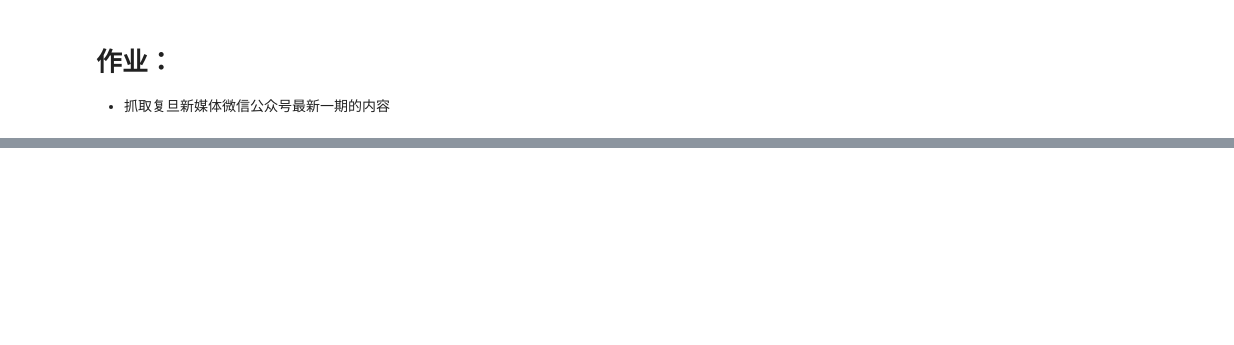
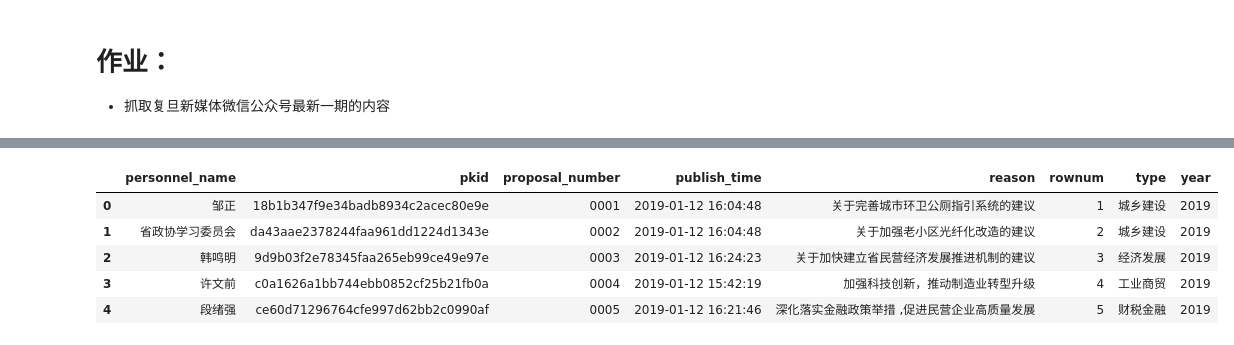
Before and after one commit to SocratesClub/bigdata, a Jupyter notebook: code/04.PythonCrawler_beautifulsoup.ipynb, the cells around one changed output, grey strips where cells are left out. Saved outputs shown, nothing was run; the diff lists cells and outputs as text; code cells hidden in the pictures; blank space fills up the shorter version.

```diff
--- a/code/04.PythonCrawler_beautifulsoup.ipynb
+++ b/code/04.PythonCrawler_beautifulsoup.ipynb
@@ -644,0 +726,4 @@ jsonm['attrs']['cast']
+# %%
+import requests
+url = 'https://api.douban.com/v2/user/1000001/'
+jsonm = requests.get(url,  cookies = cookies)#.json()
@@ -844,0 +969,9 @@ HTML('<iframe src=http://nbviewer.jupyter.org/github/computational-class/bigdata
+# %%
+form_data = {'year':2019,
+        'pagenum':1,
+        'pagesize':20
+}
+url = 'http://www.jszx.gov.cn/wcm/zxweb/proposalList.jsp'
+content = requests.get(url, form_data)
+content.encoding = 'utf-8'
+js = content.json()
@@ -844,0 +982,12 @@ HTML('<iframe src=http://nbviewer.jupyter.org/github/computational-class/bigdata
+# %%
+dat = js['data']['list']
+pagenum = js['data']['pagecount']
+# %%
+for i in range(2, pagenum+1):
+    print(i)
+    form_data['pagenum'] = i
+    content = requests.get(url, form_data)
+    content.encoding = 'utf-8'
+    js = content.json()
+    for j in js['data']['list']:
+        dat.append(j)
@@ -844,0 +1029,10 @@ HTML('<iframe src=http://nbviewer.jupyter.org/github/computational-class/bigdata
+# %%
+df = pd.DataFrame(dat)
+df.head()
+# %% [output]
+|  | personnel_name | pkid | proposal_number | publish_time | reason | rownum | type | year |
+| 0 | 邹正 | 18b1b347f9e34badb8934c2acec80e9e | 0001 | 2019-01-12 16:04:48 | 关于完善城市环卫公厕指引系统的建议 | 1 | 城乡建设 | 2019 |
+| 1 | 省政协学习委员会 | da43aae2378244faa961dd1224d1343e | 0002 | 2019-01-12 16:04:48 | 关于加强老小区光纤化改造的建议 | 2 | 城乡建设 | 2019 |
+| 2 | 韩鸣明 | 9d9b03f2e78345faa265eb99ce49e97e | 0003 | 2019-01-12 16:24:23 | 关于加快建立省民营经济发展推进机制的建议 | 3 | 经济发展 | 2019 |
+| 3 | 许文前 | c0a1626a1bb744ebb0852cf25b21fb0a | 0004 | 2019-01-12 15:42:19 | 加强科技创新，推动制造业转型升级 | 4 | 工业商贸 | 2019 |
+| 4 | 段绪强 | ce60d71296764cfe997d62bb2c0990af | 0005 | 2019-01-12 16:21:46 | 深化落实金融政策举措 ,促进民营企业高质量发展 | 5 | 财税金融 | 2019 |
```
Also changed, not shown: parts of 30 cells of this notebook, 13 other files.
